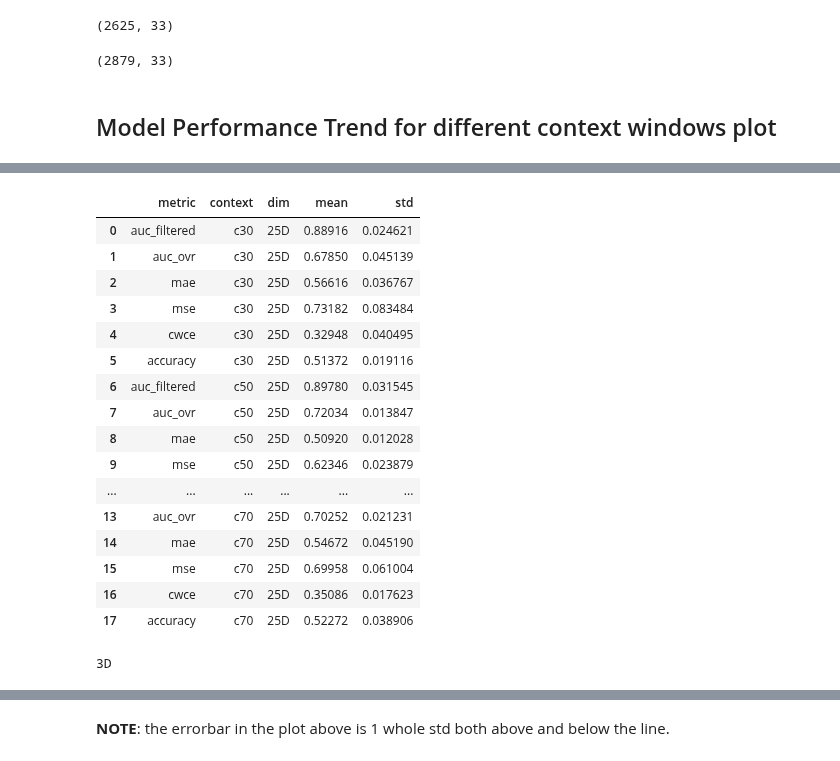
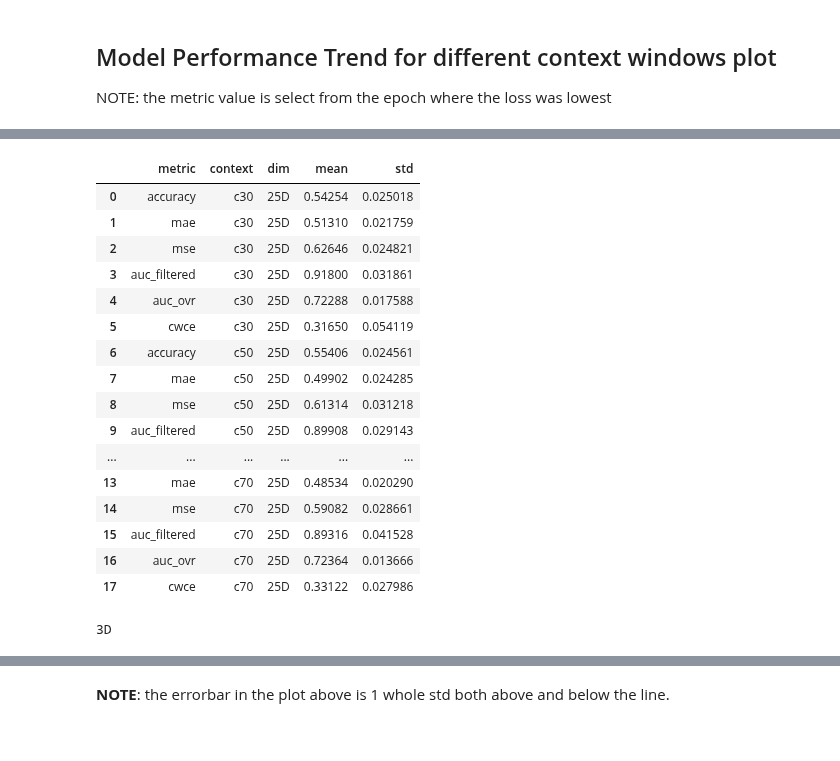
Before and after one commit to maxADeVisser/master_thesis, a Jupyter notebook: report/plots.ipynb, the cells around one changed output, grey strips where cells are left out. Cells and saved outputs as stored; diff of their text form; code cells hidden in the pictures.

```diff
--- a/report/plots.ipynb
+++ b/report/plots.ipynb
@@ -68,28 +59,16 @@ display(nodule_processed_df.head())
-# %%
-nodule_df.shape
-# %% [output]
-(2625, 33)
-# %%
-# total should be 2141
-full_df = pd.concat([nodule_df, hold_out_nodule_df])
-display(full_df.shape)
-
-# full_df["pid"]
-# %% [output]
-(2879, 33)
 # %% [markdown]
 ## Model Performance Trend for different context windows plot
+
+NOTE: the metric value is select from the epoch where the loss was lowest
 # %%
 import json
-import os
 import numpy as np
 import pandas as pd
 import matplotlib.pyplot as plt
 
-
+local_user = "maxvisser"
 
 def get_results_df(experiment_ids: list[str]) -> pd.DataFrame:
-    local_user = "newuser"
     results = {}
     for e in experiment_ids:
         local_exp_path = f"/Users/{local_user}/Documents/ITU/master_thesis/hpc/jobs/{e}"
@@ -104,28 +83,31 @@ def get_results_df(experiment_ids: list[str]) -> pd.DataFrame:
         context = info[0]
         dimensionality = info[1]
         all_fold_results = {
+            "accuracy": [],
+            "mae": [],
+            "mse": [],
             "auc_filtered": [],
             "auc_ovr": [],
-            "mae": [],
-            "mse": [],
             "cwce": [],
-            "accuracy": [],
         }
         for fold in results[exp]["fold_results"]:
-            # choosen_loss =  # fold["best_loss"] # TODO use the metrics for the best loss
-            val_auc_filtered = fold["val_AUC_filtered"][-1]
-            val_auc_ovr = fold["val_AUC_ovr"][-1]
-            val_mae = fold["val_maes"][-1]
-            val_mse = fold["val_mses"][-1]
-            val_cwce = fold["val_cwces"][-1]
-            val_accuracy = fold["val_accuracies"][-1]
+            # Find the index with the best loss
+            best_loss_idx =  np.argmin(fold["val_losses"])
+            print(f"Best loss idx: {best_loss_idx} of {len(fold['val_losses'])}")
 
+            val_auc_filtered = fold["val_AUC_filtered"][best_loss_idx]
+            val_auc_ovr = fold["val_AUC_ovr"][best_loss_idx]
+            val_mae = fold["val_maes"][best_loss_idx]
+            val_mse = fold["val_mses"][best_loss_idx]
+            val_cwce = fold["val_cwces"][best_loss_idx]
+            val_accuracy = fold["val_accuracies"][best_loss_idx]
+
+            all_fold_results["accuracy"].append(val_accuracy)
+            all_fold_results["mae"].append(val_mae)
+            all_fold_results["mse"].append(val_mse)
             all_fold_results["auc_filtered"].append(val_auc_filtered)
             all_fold_results["auc_ovr"].append(val_auc_ovr)
-            all_fold_results["mae"].append(val_mae)
-            all_fold_results["mse"].append(val_mse)
             all_fold_results["cwce"].append(val_cwce)
-            all_fold_results["accuracy"].append(val_accuracy)
 
         agg_results = {}
         for k, v in all_fold_results.items():
@@ -149,7 +131,8 @@ experiments_3D = [
 
 agg_results_25D = get_results_df(experiments_25D)
 agg_results_3D = get_results_df(experiments_3D)
-print("25D")
+
+print("\n25D")
 display(agg_results_25D)
 print("3D")
 display(agg_results_3D)
@@ -157,20 +156,20 @@ display(agg_results_3D)
 25D
 |  | metric | context | dim | mean | std |
-| 0 | auc_filtered | c30 | 25D | 0.88916 | 0.024621 |
-| 1 | auc_ovr | c30 | 25D | 0.67850 | 0.045139 |
-| 2 | mae | c30 | 25D | 0.56616 | 0.036767 |
-| 3 | mse | c30 | 25D | 0.73182 | 0.083484 |
-| 4 | cwce | c30 | 25D | 0.32948 | 0.040495 |
-| 5 | accuracy | c30 | 25D | 0.51372 | 0.019116 |
-| 6 | auc_filtered | c50 | 25D | 0.89780 | 0.031545 |
-| 7 | auc_ovr | c50 | 25D | 0.72034 | 0.013847 |
-| 8 | mae | c50 | 25D | 0.50920 | 0.012028 |
-| 9 | mse | c50 | 25D | 0.62346 | 0.023879 |
+| 0 | accuracy | c30 | 25D | 0.54254 | 0.025018 |
+| 1 | mae | c30 | 25D | 0.51310 | 0.021759 |
+| 2 | mse | c30 | 25D | 0.62646 | 0.024821 |
+| 3 | auc_filtered | c30 | 25D | 0.91800 | 0.031861 |
+| 4 | auc_ovr | c30 | 25D | 0.72288 | 0.017588 |
+| 5 | cwce | c30 | 25D | 0.31650 | 0.054119 |
+| 6 | accuracy | c50 | 25D | 0.55406 | 0.024561 |
+| 7 | mae | c50 | 25D | 0.49902 | 0.024285 |
+| 8 | mse | c50 | 25D | 0.61314 | 0.031218 |
+| 9 | auc_filtered | c50 | 25D | 0.89908 | 0.029143 |
 | ... | ... | ... | ... | ... | ... |
-| 13 | auc_ovr | c70 | 25D | 0.70252 | 0.021231 |
-| 14 | mae | c70 | 25D | 0.54672 | 0.045190 |
-| 15 | mse | c70 | 25D | 0.69958 | 0.061004 |
-| 16 | cwce | c70 | 25D | 0.35086 | 0.017623 |
-| 17 | accuracy | c70 | 25D | 0.52272 | 0.038906 |
+| 13 | mae | c70 | 25D | 0.48534 | 0.020290 |
+| 14 | mse | c70 | 25D | 0.59082 | 0.028661 |
+| 15 | auc_filtered | c70 | 25D | 0.89316 | 0.041528 |
+| 16 | auc_ovr | c70 | 25D | 0.72364 | 0.013666 |
+| 17 | cwce | c70 | 25D | 0.33122 | 0.027986 |
 3D
 |  | metric | context | dim | mean | std |
```
Also changed, not shown: parts of 14 cells of this notebook.
